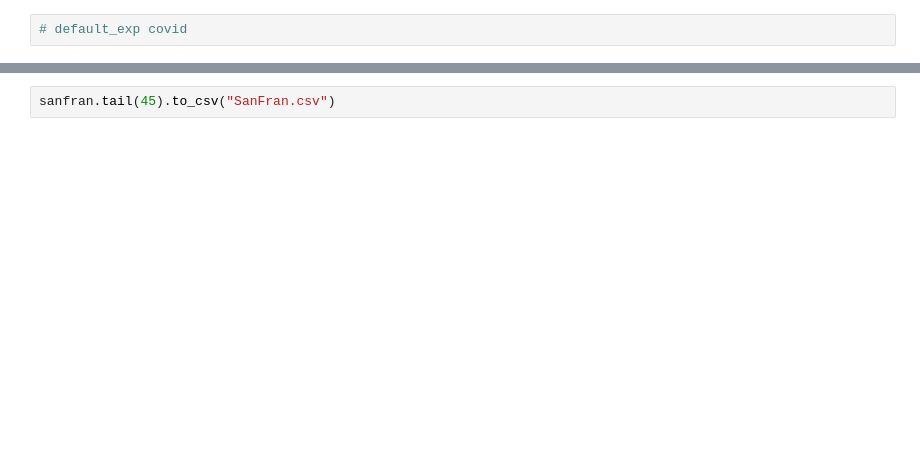
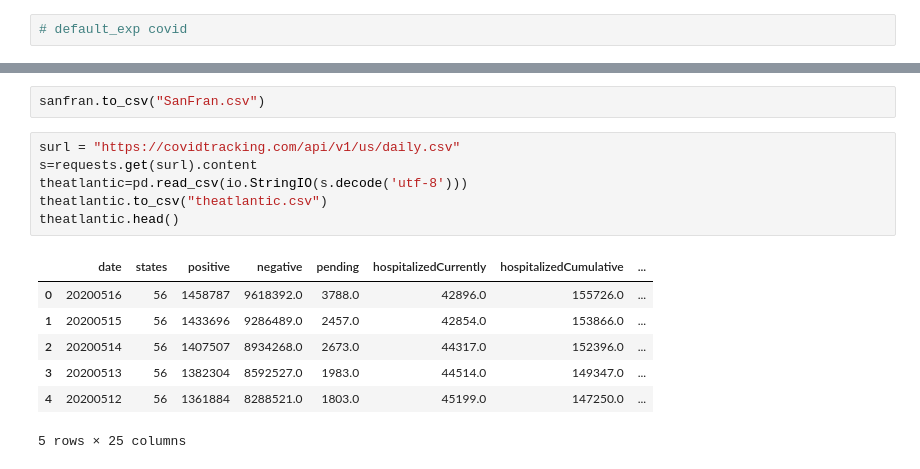
Before and after one commit to ArthurConner/refreshment, a Jupyter notebook: nbs/covidDS.ipynb, the cells around one changed output, grey strips where cells are left out. Saved outputs shown, nothing was run; the diff lists cells and outputs as text; blank space fills up the shorter version.

```diff
--- a/nbs/covidDS.ipynb
+++ b/nbs/covidDS.ipynb
@@ -93,2 +102,16 @@ sanfran.tail(45)
 # %%
-sanfran.tail(45).to_csv("SanFran.csv")
+sanfran.to_csv("SanFran.csv")
+# %%
+surl = "https://covidtracking.com/api/v1/us/daily.csv"
+s=requests.get(surl).content
+theatlantic=pd.read_csv(io.StringIO(s.decode('utf-8')))
+theatlantic.to_csv("theatlantic.csv")
+theatlantic.head()
+# %% [output]
+|  | date | states | positive | negative | pending | hospitalizedCurrently | hospitalizedCumulative | ... |
+| 0 | 20200516 | 56 | 1458787 | 9618392.0 | 3788.0 | 42896.0 | 155726.0 | ... |
+| 1 | 20200515 | 56 | 1433696 | 9286489.0 | 2457.0 | 42854.0 | 153866.0 | ... |
+| 2 | 20200514 | 56 | 1407507 | 8934268.0 | 2673.0 | 44317.0 | 152396.0 | ... |
+| 3 | 20200513 | 56 | 1382304 | 8592527.0 | 1983.0 | 44514.0 | 149347.0 | ... |
+| 4 | 20200512 | 56 | 1361884 | 8288521.0 | 1803.0 | 45199.0 | 147250.0 | ... |
+5 rows × 25 columns
```
Also changed, not shown: parts of 15 cells of this notebook.
